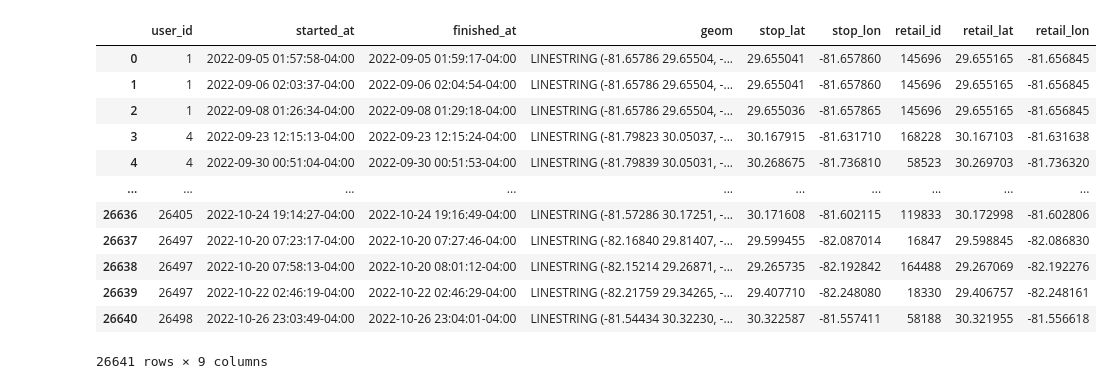
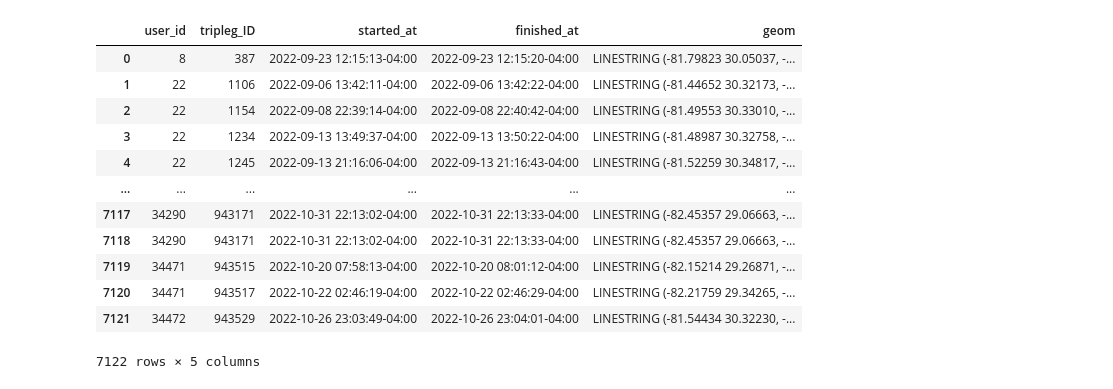
Before and after one commit to superoctober1213/GPS-Data-Travel-Survey, a Jupyter notebook: mode_inference.ipynb, the cells around one changed output. Drawn from its saved outputs; the diff is of its cells as text; code cells hidden in the pictures.

```diff
--- a/mode_inference.ipynb
+++ b/mode_inference.ipynb
@@ -1,25 +1,25 @@
 # %%
 import os
 os.environ['USE_PYGEOS'] = '0'
 import geopandas
 import trackintel as ti
 import numpy as np
-tpls = ti.io.file.read_triplegs_csv('food_related_trip.csv', columns={'trip_started_at':'started_at', 'trip_finished_at':'finished_at', 'trip':'geom'}, crs='EPSG:4326', index_col=0)
+tpls = ti.io.file.read_triplegs_csv('trip_food_relate_5.csv', columns={'trip_started_at':'started_at', 'trip_finished_at':'finished_at', 'trip':'geom'}, crs='EPSG:4326', index_col=0)
 tpls
 # %% [output]
-|  | user_id | started_at | finished_at | geom | stop_lat | stop_lon | retail_id | retail_lat | retail_lon |
-| 0 | 1 | 2022-09-05 01:57:58-04:00 | 2022-09-05 01:59:17-04:00 | LINESTRING (-81.65786 29.65504, -... | 29.655041 | -81.657860 | 145696 | 29.655165 | -81.656845 |
-| 1 | 1 | 2022-09-06 02:03:37-04:00 | 2022-09-06 02:04:54-04:00 | LINESTRING (-81.65786 29.65504, -... | 29.655041 | -81.657860 | 145696 | 29.655165 | -81.656845 |
-| 2 | 1 | 2022-09-08 01:26:34-04:00 | 2022-09-08 01:29:18-04:00 | LINESTRING (-81.65786 29.65504, -... | 29.655036 | -81.657865 | 145696 | 29.655165 | -81.656845 |
-| 3 | 4 | 2022-09-23 12:15:13-04:00 | 2022-09-23 12:15:24-04:00 | LINESTRING (-81.79823 30.05037, -... | 30.167915 | -81.631710 | 168228 | 30.167103 | -81.631638 |
-| 4 | 4 | 2022-09-30 00:51:04-04:00 | 2022-09-30 00:51:53-04:00 | LINESTRING (-81.79839 30.05031, -... | 30.268675 | -81.736810 | 58523 | 30.269703 | -81.736320 |
-| ... | ... | ... | ... | ... | ... | ... | ... | ... | ... |
-| 26636 | 26405 | 2022-10-24 19:14:27-04:00 | 2022-10-24 19:16:49-04:00 | LINESTRING (-81.57286 30.17251, -... | 30.171608 | -81.602115 | 119833 | 30.172998 | -81.602806 |
-| 26637 | 26497 | 2022-10-20 07:23:17-04:00 | 2022-10-20 07:27:46-04:00 | LINESTRING (-82.16840 29.81407, -... | 29.599455 | -82.087014 | 16847 | 29.598845 | -82.086830 |
-| 26638 | 26497 | 2022-10-20 07:58:13-04:00 | 2022-10-20 08:01:12-04:00 | LINESTRING (-82.15214 29.26871, -... | 29.265735 | -82.192842 | 164488 | 29.267069 | -82.192276 |
-| 26639 | 26497 | 2022-10-22 02:46:19-04:00 | 2022-10-22 02:46:29-04:00 | LINESTRING (-82.21759 29.34265, -... | 29.407710 | -82.248080 | 18330 | 29.406757 | -82.248161 |
-| 26640 | 26498 | 2022-10-26 23:03:49-04:00 | 2022-10-26 23:04:01-04:00 | LINESTRING (-81.54434 30.32230, -... | 30.322587 | -81.557411 | 58188 | 30.321955 | -81.556618 |
+|  | user_id | tripleg_ID | started_at | finished_at | geom |
+| 0 | 8 | 387 | 2022-09-23 12:15:13-04:00 | 2022-09-23 12:15:20-04:00 | LINESTRING (-81.79823 30.05037, -... |
+| 1 | 22 | 1106 | 2022-09-06 13:42:11-04:00 | 2022-09-06 13:42:22-04:00 | LINESTRING (-81.44652 30.32173, -... |
+| 2 | 22 | 1154 | 2022-09-08 22:39:14-04:00 | 2022-09-08 22:40:42-04:00 | LINESTRING (-81.49553 30.33010, -... |
+| 3 | 22 | 1234 | 2022-09-13 13:49:37-04:00 | 2022-09-13 13:50:22-04:00 | LINESTRING (-81.48987 30.32758, -... |
+| 4 | 22 | 1245 | 2022-09-13 21:16:06-04:00 | 2022-09-13 21:16:43-04:00 | LINESTRING (-81.52259 30.34817, -... |
+| ... | ... | ... | ... | ... | ... |
+| 7117 | 34290 | 943171 | 2022-10-31 22:13:02-04:00 | 2022-10-31 22:13:33-04:00 | LINESTRING (-82.45357 29.06663, -... |
+| 7118 | 34290 | 943171 | 2022-10-31 22:13:02-04:00 | 2022-10-31 22:13:33-04:00 | LINESTRING (-82.45357 29.06663, -... |
+| 7119 | 34471 | 943515 | 2022-10-20 07:58:13-04:00 | 2022-10-20 08:01:12-04:00 | LINESTRING (-82.15214 29.26871, -... |
+| 7120 | 34471 | 943517 | 2022-10-22 02:46:19-04:00 | 2022-10-22 02:46:29-04:00 | LINESTRING (-82.21759 29.34265, -... |
+| 7121 | 34472 | 943529 | 2022-10-26 23:03:49-04:00 | 2022-10-26 23:04:01-04:00 | LINESTRING (-81.54434 30.32230, -... |
-26641 rows × 9 columns
+7122 rows × 5 columns
 # %%
 # Predict the transport mode of triplegs.
 """simple-coarse method includes {'slow_mobility', 'motorized_mobility', 'fast_mobility'}.
```
Also changed, not shown: parts of 1 cell of this notebook, 3 other files.
